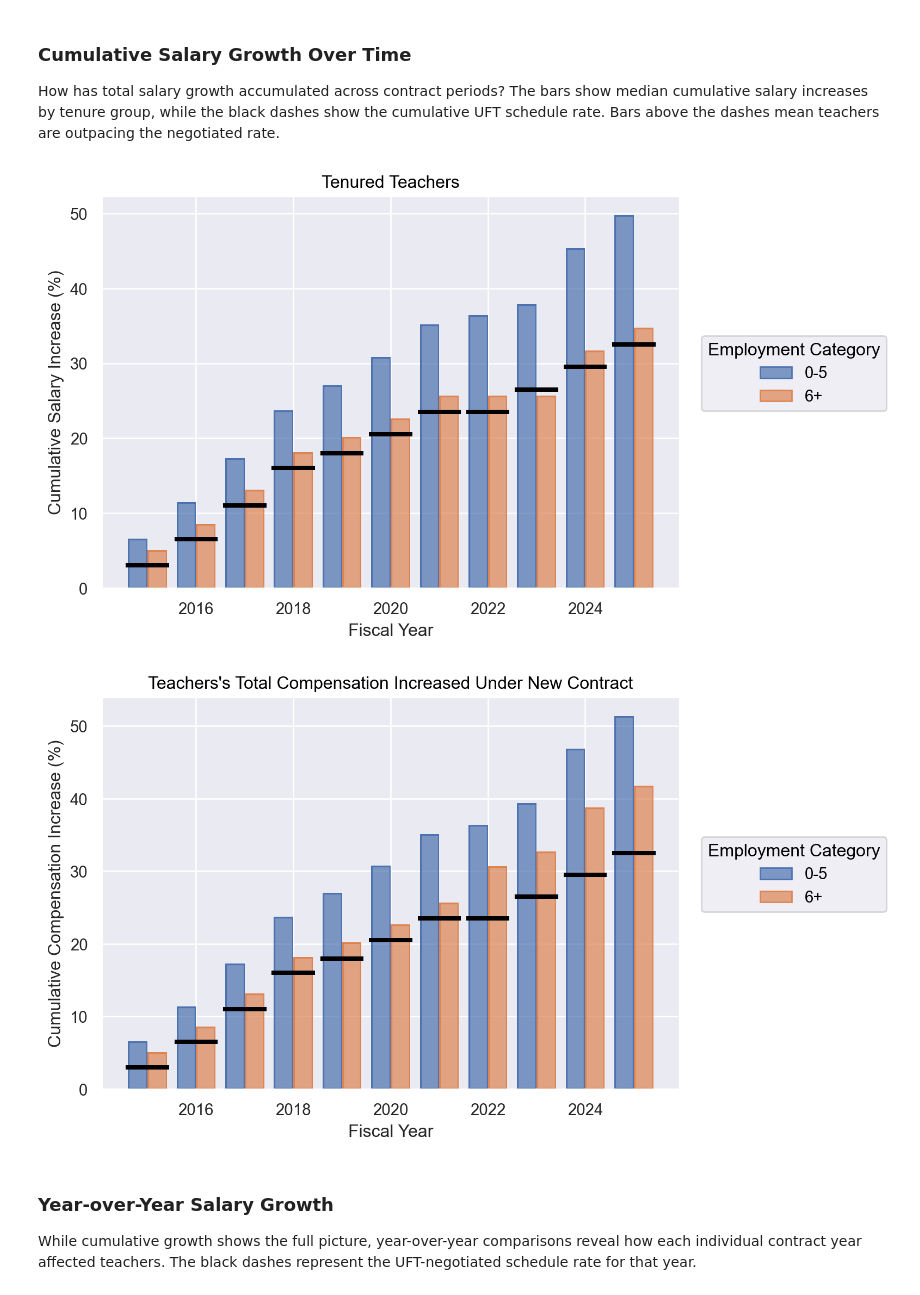
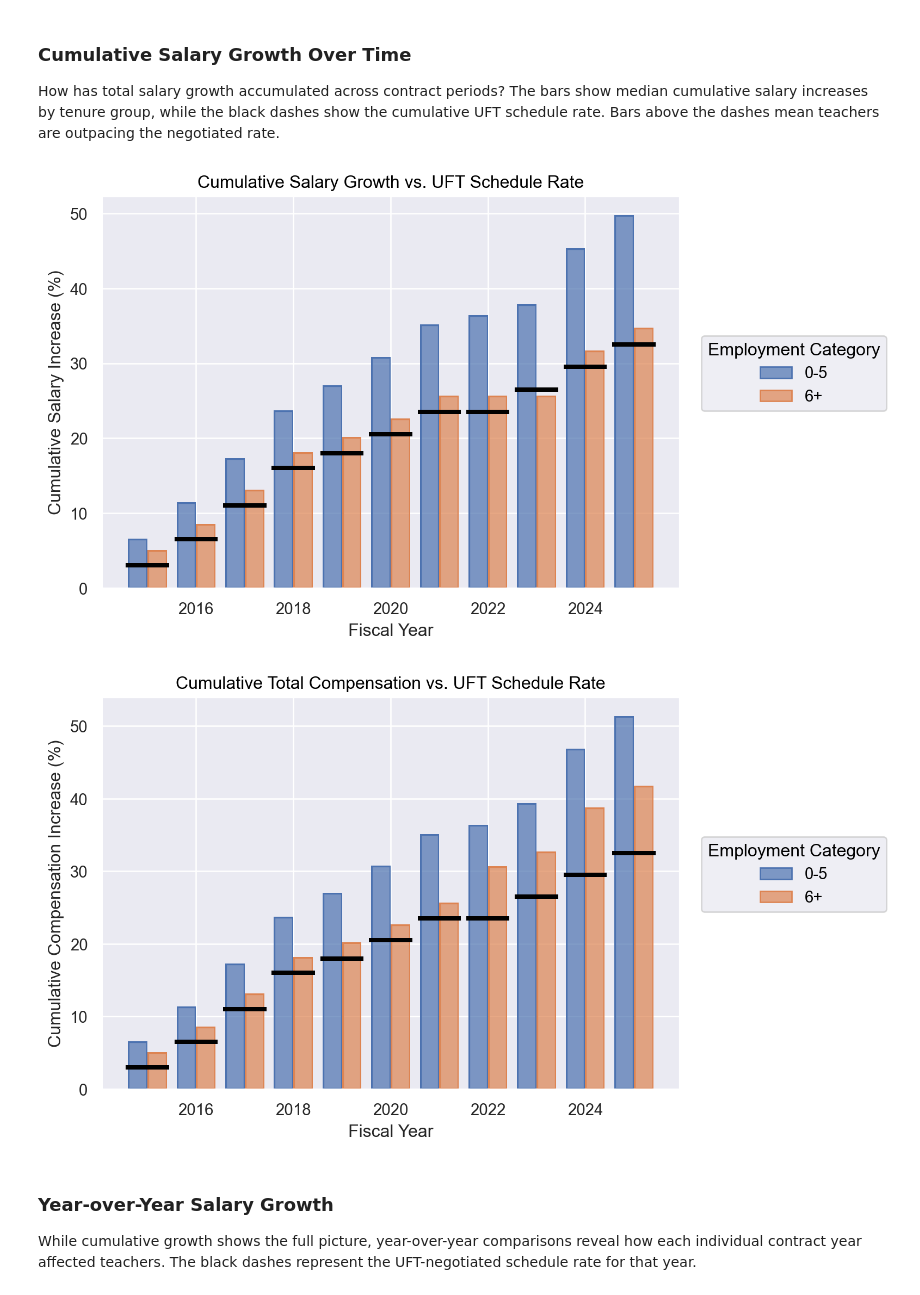
Before and after one commit to Promeos/nyc-teacher-union-value-analysis, a Jupyter notebook: nyc_teacher_salary_analysis.ipynb, the cells around one changed output. Saved outputs shown, nothing was run; the diff lists cells and outputs as text; code cells hidden in the pictures.

```diff
--- a/nyc_teacher_salary_analysis.ipynb
+++ b/nyc_teacher_salary_analysis.ipynb
@@ -238,15 +256,15 @@ df_rate_summary = df_rate_summary.reset_index(col_level=-1)
 # %%
 p1 = (
     so.Plot(data=df_rate_summary, x='Fiscal Year')
     .add(so.Bar(), so.Dodge(), y='Salary Delta', color='Employment Category')
     .add(so.Dash(linewidth=3, color='black'), y='Fiscal Year Rate')
     .label(x='Fiscal Year',
            y='Cumulative Salary Increase (%)',
-           title='Tenured Teachers')
+           title='Cumulative Salary Growth vs. UFT Schedule Rate')
 )
 p1
 # %% [output]
-[figure, old version]
+[figure, new version]
 # %%
 p2 = (
     so.Plot(data=df_rate_summary, x='Fiscal Year')
@@ -254,11 +272,11 @@ p2 = (
     .add(so.Dash(linewidth=3, color='black'), y='Fiscal Year Rate')
     .label(x='Fiscal Year',
            y='Cumulative Compensation Increase (%)',
-           title='Teachers\'s Total Compensation Increased Under New Contract')
+           title='Cumulative Total Compensation vs. UFT Schedule Rate')
 )
 p2
 # %% [output]
-[figure, old version]
+[figure, new version]
 # %% [markdown]
 ### Year-over-Year Salary Growth
 
```
Also changed, not shown: parts of 12 cells of this notebook, 2 other files.
